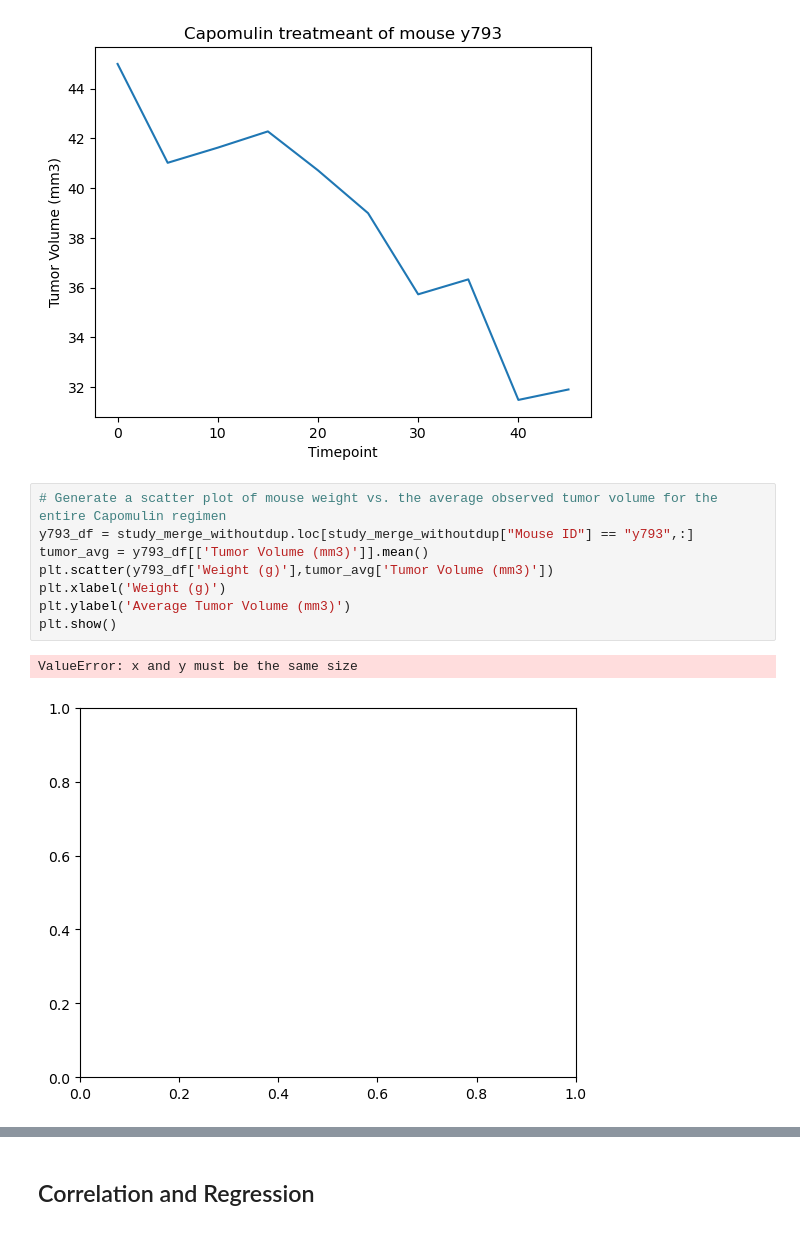
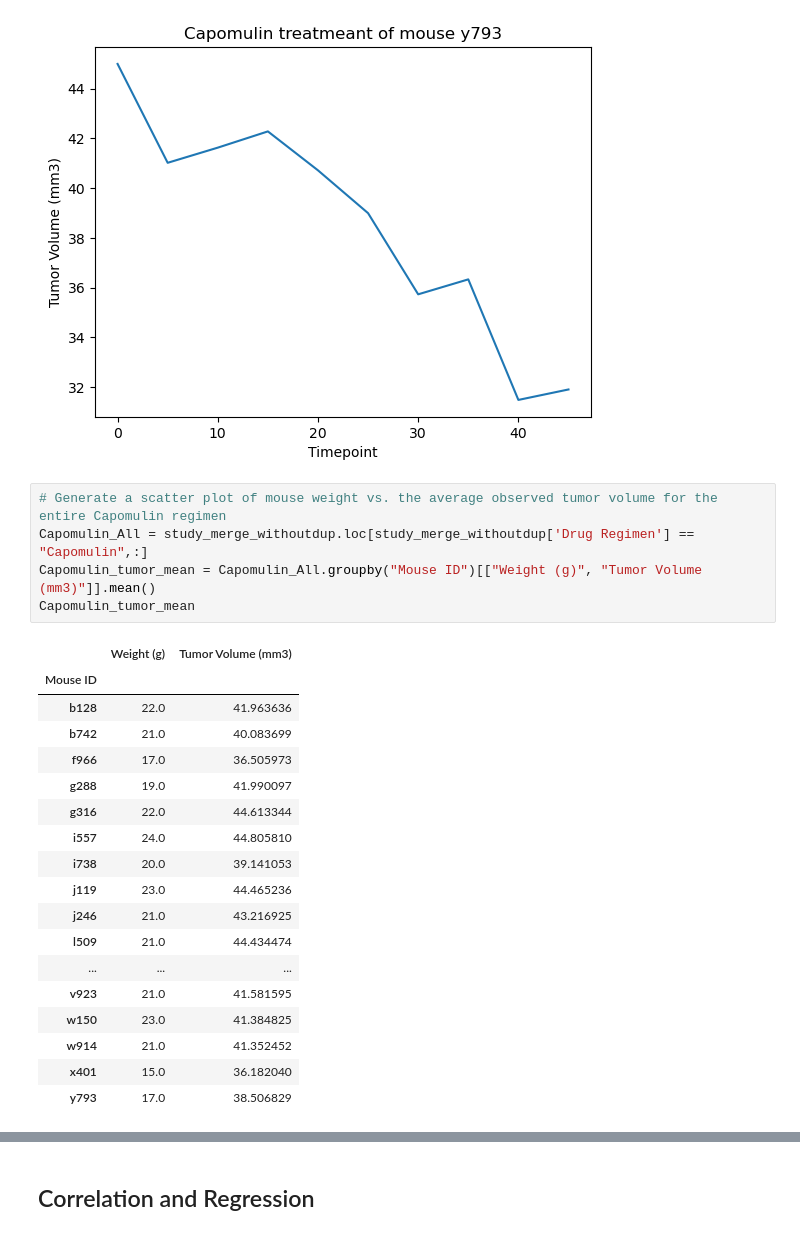
Before and after one commit to skawa0126/Pymaceuticals, a Jupyter notebook: pymaceuticals_starter.ipynb, the cells around one changed output, grey strips where cells are left out. Drawn from its saved outputs; the diff is of its cells as text.

```diff
--- a/pymaceuticals_starter.ipynb
+++ b/pymaceuticals_starter.ipynb
@@ -429,14 +438,27 @@ plt.show()
 [figure]
 # %%
 # Generate a scatter plot of mouse weight vs. the average observed tumor volume for the entire Capomulin regimen
-y793_df = study_merge_withoutdup.loc[study_merge_withoutdup["Mouse ID"] == "y793",:]
-tumor_avg = y793_df[['Tumor Volume (mm3)']].mean()
-plt.scatter(y793_df['Weight (g)'],tumor_avg['Tumor Volume (mm3)'])
-plt.xlabel('Weight (g)')
-plt.ylabel('Average Tumor Volume (mm3)')
-plt.show()
+Capomulin_All = study_merge_withoutdup.loc[study_merge_withoutdup['Drug Regimen'] == "Capomulin",:]
+Capomulin_tumor_mean = Capomulin_All.groupby("Mouse ID")[["Weight (g)", "Tumor Volume (mm3)"]].mean()
+Capomulin_tumor_mean
 # %% [output]
-ValueError: x and y must be the same size
-[figure, removed]
+|  | Weight (g) | Tumor Volume (mm3) |
+| Mouse ID |  |  |
+| b128 | 22.0 | 41.963636 |
+| b742 | 21.0 | 40.083699 |
+| f966 | 17.0 | 36.505973 |
+| g288 | 19.0 | 41.990097 |
+| g316 | 22.0 | 44.613344 |
+| i557 | 24.0 | 44.805810 |
+| i738 | 20.0 | 39.141053 |
+| j119 | 23.0 | 44.465236 |
+| j246 | 21.0 | 43.216925 |
+| l509 | 21.0 | 44.434474 |
+| ... | ... | ... |
+| v923 | 21.0 | 41.581595 |
+| w150 | 23.0 | 41.384825 |
+| w914 | 21.0 | 41.352452 |
+| x401 | 15.0 | 36.182040 |
+| y793 | 17.0 | 38.506829 |
 # %%
 # Generate a scatter plot of mouse weight vs. the average observed tumor volume for the entire Capomulin regimen
```
Also changed, not shown: parts of 9 cells of this notebook.
